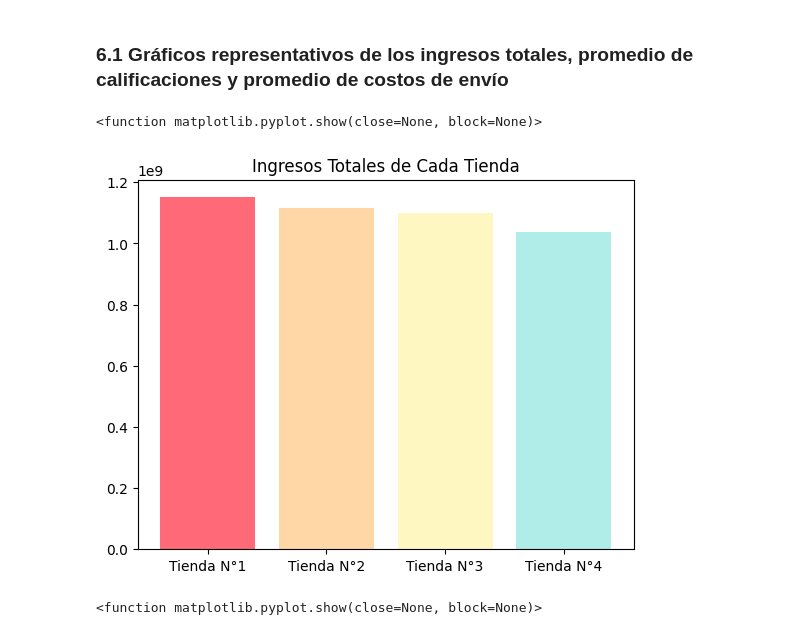
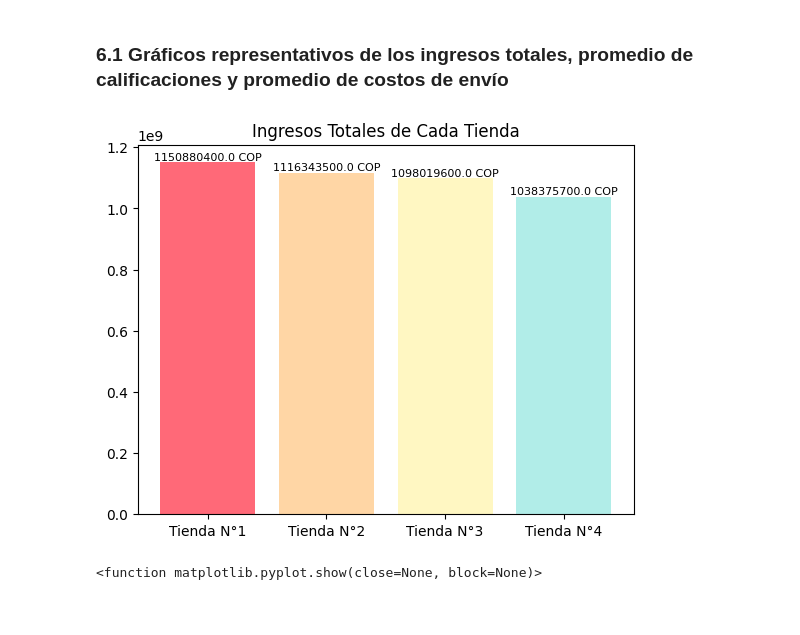
Before and after one commit to yeraldine-arw/challenge-alura-store, a Jupyter notebook: AluraStoreLatam.ipynb, the cells around one changed output. Drawn from its saved outputs; the diff is of its cells as text; code cells hidden in the pictures.

```diff
--- a/AluraStoreLatam.ipynb
+++ b/AluraStoreLatam.ipynb
@@ -237,18 +237,21 @@ import matplotlib.pyplot as plt
 import numpy as np
 # %%
 etiquetas = ['Tienda N°1', 'Tienda N°2', 'Tienda N°3', 'Tienda N°4']
-lista_colores = ['#FF6978', '#ffd6a5', '#FFF7C2', '#B1EDE8']
-colores_pie = ['#ffadad', '#ffd6a5', '#FFF7C2', '#caffbf', '#9bf6ff', '#a0c4ff', '#bdb2ff', '#ffc6ff']
+lista_colores = ['#FF6978', '#FFD6A5', '#FFF7C2', '#B1EDE8']
+colores_pie = ['#FFADAD', '#FFD6A5', '#FFF7C2', '#CAFFBF', '#9BF6FF', '#A0C4FF', '#BDB2FF', '#FFC6FF']
 lista_ingresos_totales = [ingreso_total_tienda, ingreso_total_tienda2, ingreso_total_tienda3, ingreso_total_tienda4]
 lista_calificaciones = [calificacion_tienda, calificacion_tienda2, calificacion_tienda3, calificacion_tienda4]
 lista_costo_envio = [promedio_envio_tienda, promedio_envio_tienda2, promedio_envio_tienda3, promedio_envio_tienda4]
 # %%
 plt.bar(etiquetas, lista_ingresos_totales, color = lista_colores)
 plt.title('Ingresos Totales de Cada Tienda')
-plt.show
+
+for i, valor in enumerate(lista_ingresos_totales):
+    plt.text(i, valor, f'{round(valor, 2)} COP', ha='center', va='bottom', fontsize=8)
+
+plt.show()
 # %% [output]
-<function matplotlib.pyplot.show(close=None, block=None)>
-[figure, old version]
+[figure, new version]
 # %%
 plt.barh(etiquetas, lista_calificaciones, color = lista_colores)
 plt.title('Calificaciones Promedio de Cada Tienda')
```
Also changed, not shown: parts of 11 cells of this notebook.
